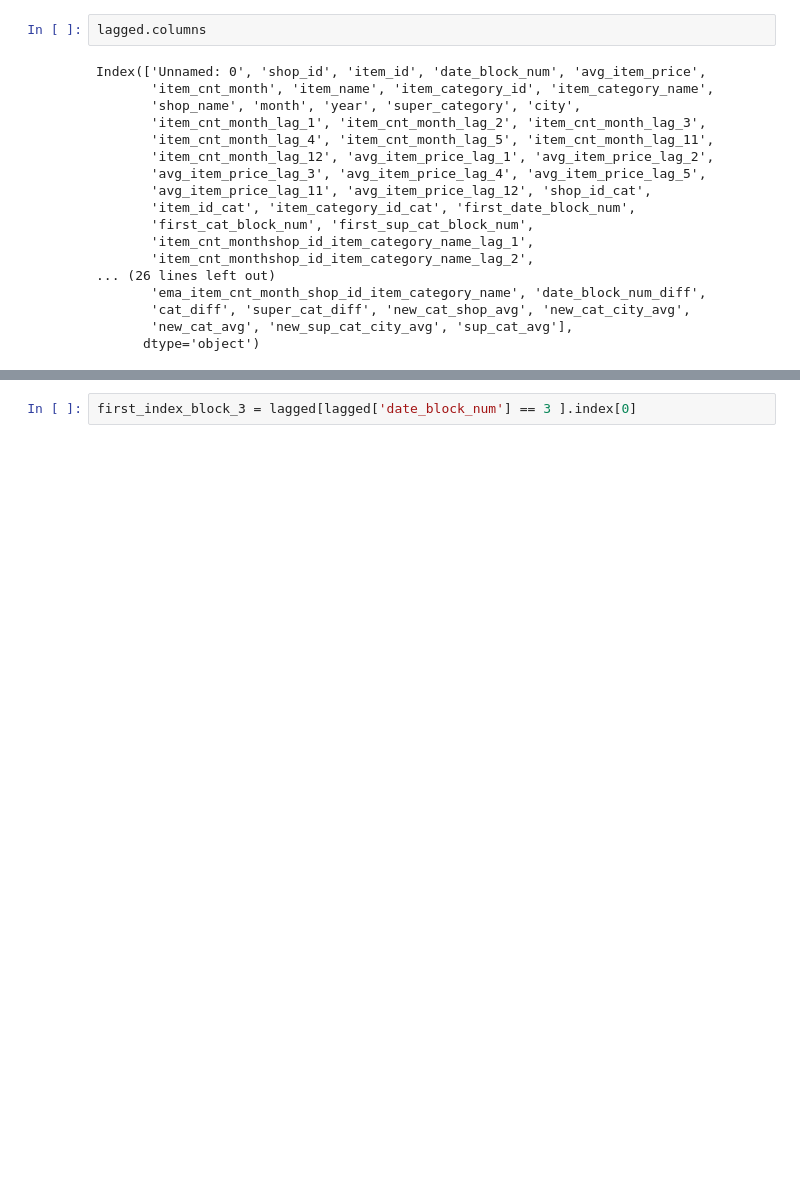
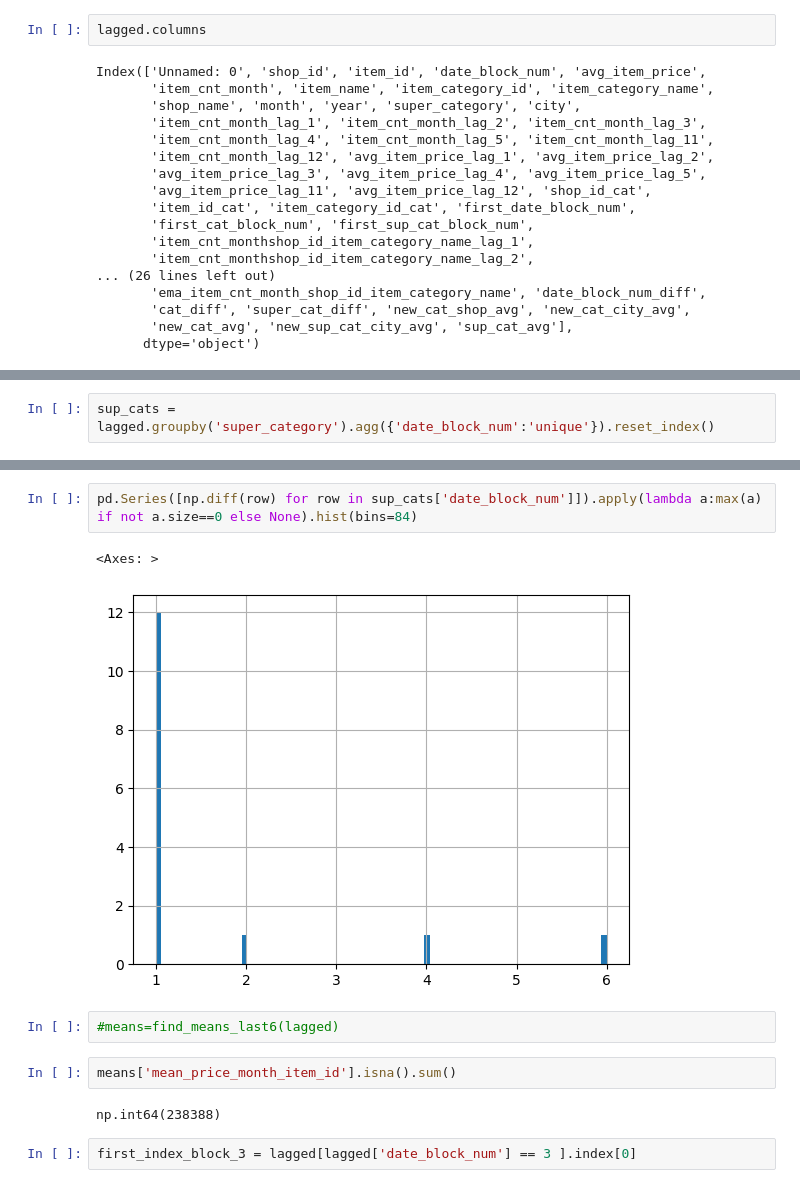
Before and after one commit to valera2444/FutureSalesPrediction, a Jupyter notebook: EDA/EDA_consider_price.ipynb, the cells around one changed output, grey strips where cells are left out. Saved outputs shown, nothing was run; the diff lists cells and outputs as text; blank space fills up the shorter version.

```diff
--- a/EDA/EDA_consider_price.ipynb
+++ b/EDA/EDA_consider_price.ipynb
@@ -28,0 +31,2 @@ Index(['Unnamed: 0', 'shop_id', 'item_id', 'date_block_num', 'avg_item_price',
+# %%
+sup_cats = lagged.groupby('super_category').agg({'date_block_num':'unique'}).reset_index()
@@ -29,3 +59,14 @@ Index(['Unnamed: 0', 'shop_id', 'item_id', 'date_block_num', 'avg_item_price',
+# %%
+pd.Series([np.diff(row) for row in sup_cats['date_block_num']]).apply(lambda a:max(a) if not a.size==0 else None).hist(bins=84)
+# %% [output]
+<Axes: >
+[figure, added]
+# %%
+#means=find_means_last6(lagged)
+# %%
+means['mean_price_month_item_id'].isna().sum()
+# %% [output]
+np.int64(238388)
 # %%
 first_index_block_3 = lagged[lagged['date_block_num'] == 3 ].index[0]
 # %%
```
Also changed, not shown: parts of 6 cells of this notebook, 1 other file.
